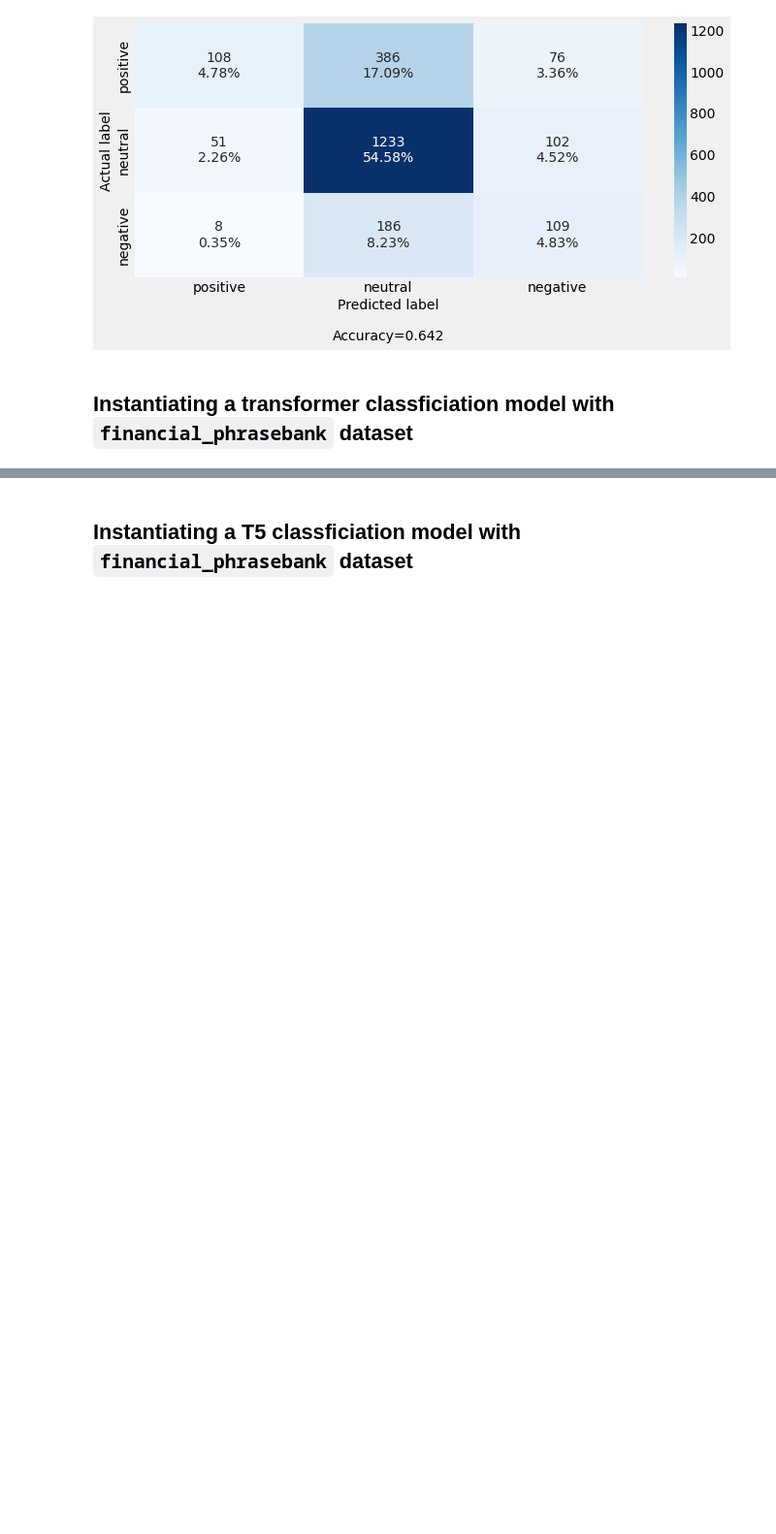
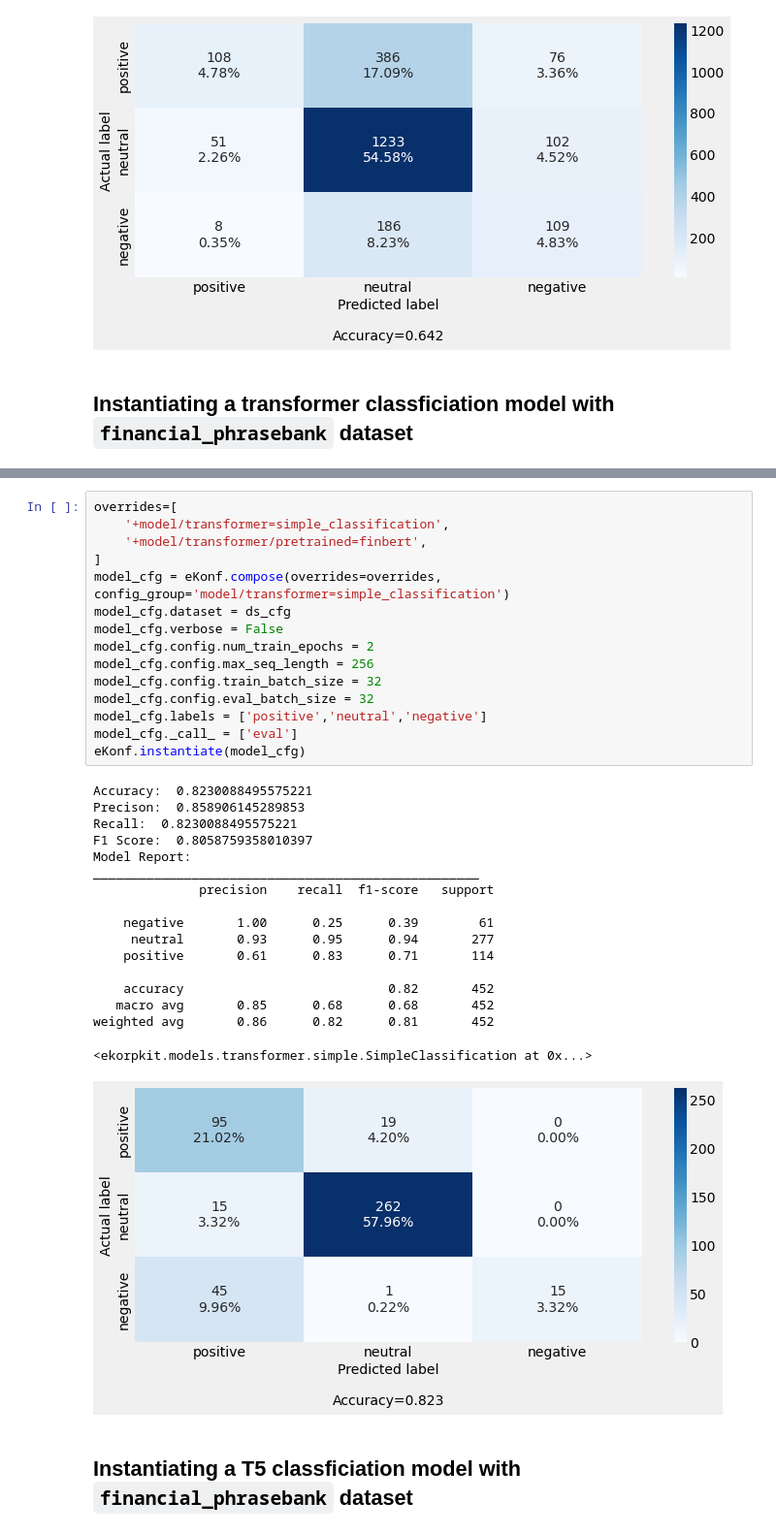
Before and after one commit to entelecheia/ekorpkit-config, a Jupyter notebook: notebooks/sentiment/financial_phrasebank_t5.ipynb, the cells around one changed output, grey strips where cells are left out. Shown at 97% size. Cells and saved outputs as stored; diff of their text form; blank space fills up the shorter version.

```diff
--- a/notebooks/sentiment/financial_phrasebank_t5.ipynb
+++ b/notebooks/sentiment/financial_phrasebank_t5.ipynb
@@ -174,3 +175,36 @@ Run summary:
+# %%
+overrides=[
+    '+model/transformer=simple_classification',
+    '+model/transformer/pretrained=finbert',
+]
+model_cfg = eKonf.compose(overrides=overrides, config_group='model/transformer=simple_classification')
+model_cfg.dataset = ds_cfg
+model_cfg.verbose = False
+model_cfg.config.num_train_epochs = 2
+model_cfg.config.max_seq_length = 256
+model_cfg.config.train_batch_size = 32
+model_cfg.config.eval_batch_size = 32
+model_cfg.labels = ['positive','neutral','negative']
+model_cfg._call_ = ['eval']
+eKonf.instantiate(model_cfg)
+# %% [output]
+Accuracy:  0.8230088495575221
+Precison:  0.858906145289853
+Recall:  0.8230088495575221
+F1 Score:  0.8058759358010397
+Model Report:
+___________________________________________________
+              precision    recall  f1-score   support
+
+    negative       1.00      0.25      0.39        61
+     neutral       0.93      0.95      0.94       277
+    positive       0.61      0.83      0.71       114
+
+    accuracy                           0.82       452
+   macro avg       0.85      0.68      0.68       452
+weighted avg       0.86      0.82      0.81       452
+<ekorpkit.models.transformer.simple.SimpleClassification at 0x...>
+[figure, added]
 # %% [markdown]
 ## Instantiating a T5 classficiation model with `financial_phrasebank` dataset
 # %%
```
Also changed, not shown: parts of 7 cells of this notebook.
